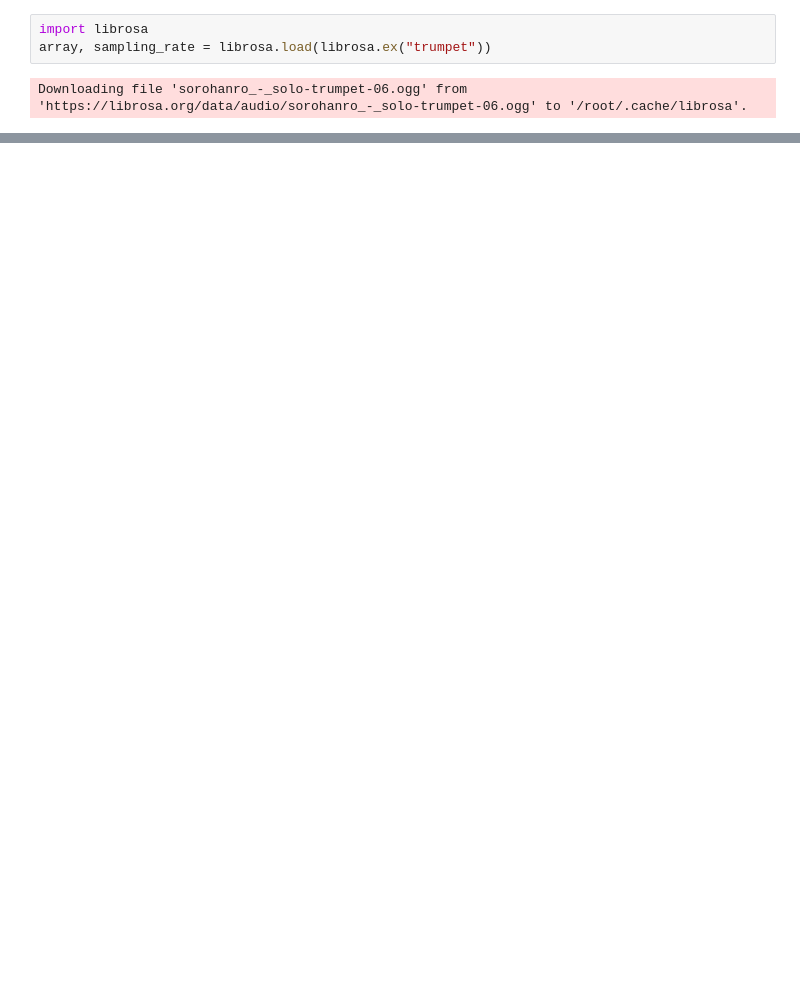
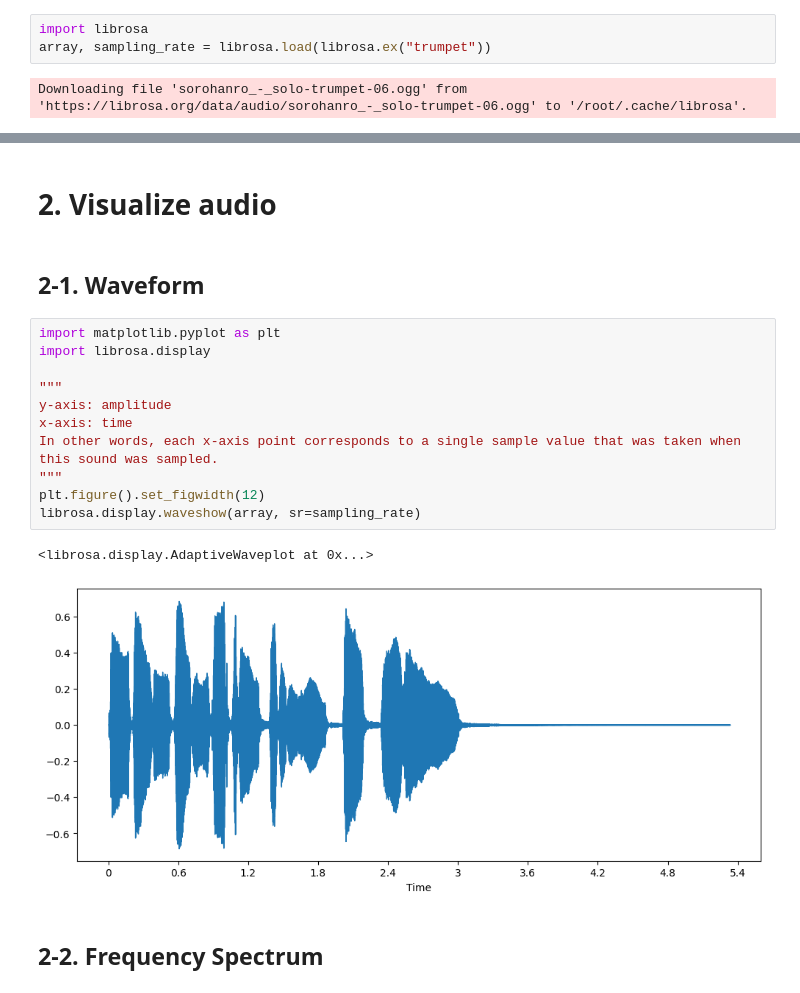
Before and after one commit to xpdlaldam/nlp, a Jupyter notebook: HF_audio_course.ipynb, the cells around one changed output, grey strips where cells are left out. Drawn from its saved outputs; the diff is of its cells as text; blank space fills up the shorter version.

```diff
--- a/HF_audio_course.ipynb
+++ b/HF_audio_course.ipynb
@@ -36,0 +43,20 @@ sampling_rate
+# %% [markdown]
+# 2. Visualize audio
+# %% [markdown]
+## 2-1. Waveform
+# %%
+import matplotlib.pyplot as plt
+import librosa.display
+
+"""
+y-axis: amplitude
+x-axis: time
+In other words, each x-axis point corresponds to a single sample value that was taken when this sound was sampled.
+"""
+plt.figure().set_figwidth(12)
+librosa.display.waveshow(array, sr=sampling_rate)
+# %% [output]
+<librosa.display.AdaptiveWaveplot at 0x...>
+[figure, added]
+# %% [markdown]
+## 2-2. Frequency Spectrum
```
Also changed, not shown: parts of 5 cells of this notebook.
